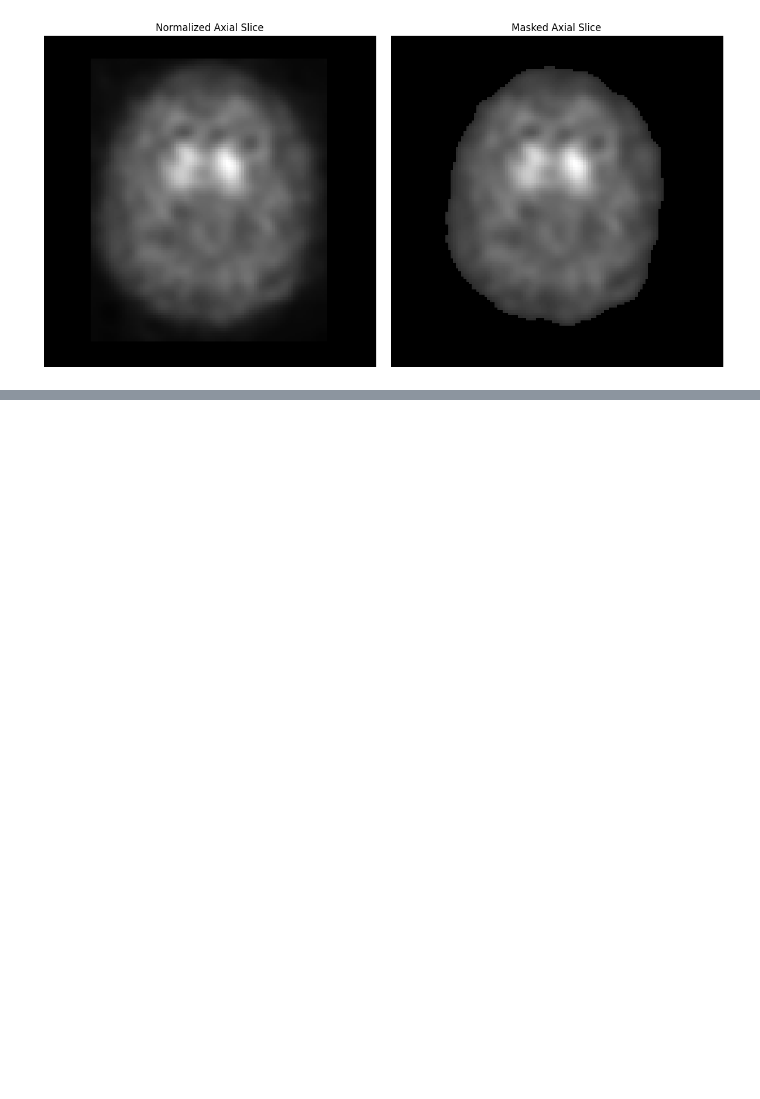
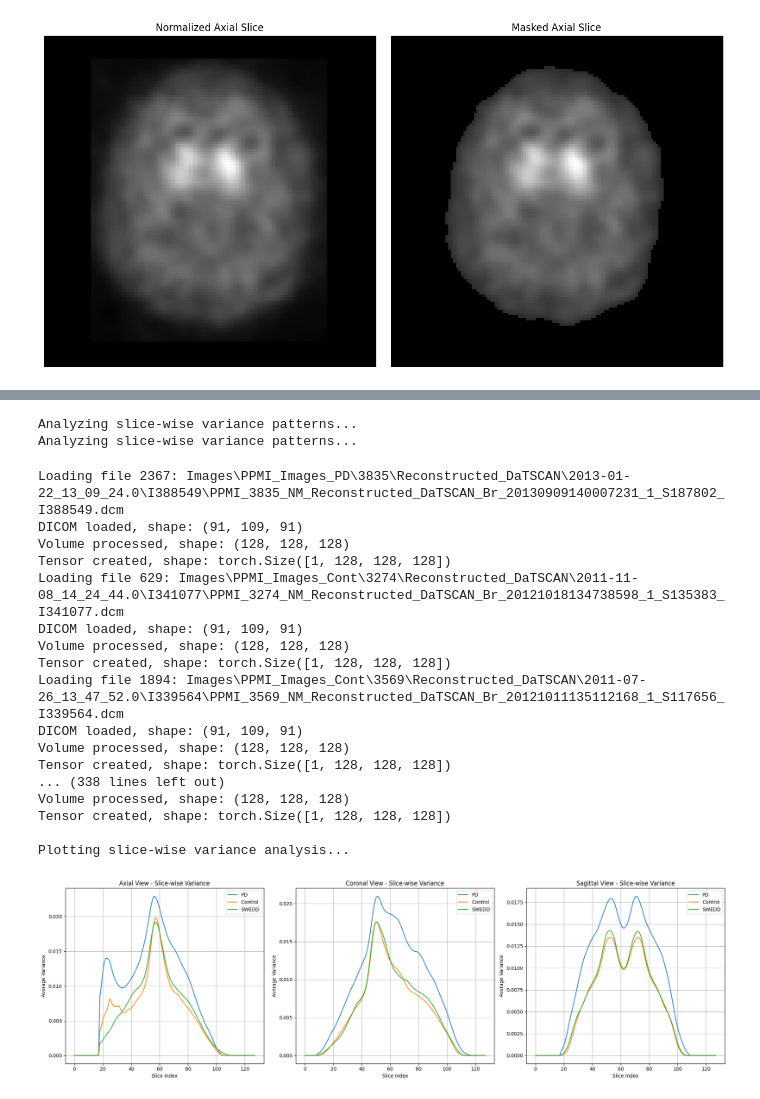
Before and after one commit to alexcri90/ParkinsonThesis, a Jupyter notebook: Project_Notebook.ipynb, the cells around one changed output, grey strips where cells are left out. Cells and saved outputs as stored; diff of their text form; code cells hidden in the pictures; blank space fills up the shorter version.

```diff
--- a/Project_Notebook.ipynb
+++ b/Project_Notebook.ipynb
@@ -417,36 +420,3 @@ plt.tight_layout()
 plt.show()
 # %% [output]
 [figure]
-# %%
-# Cell 9: PyTorch Dataset and DataLoader with Progress Bar (Demonstration Subset)
-
-import torch
-from torch.utils.data import Dataset, DataLoader
-from tqdm.notebook import tqdm  # Use tqdm for progress visualization
-
-class DaTScanDataset(Dataset):
-    def __init__(self, dataframe, transform=None):
-        """
-        Initializes the dataset.
-        :param dataframe: Pandas DataFrame with columns 'file_path' and 'label'.
-        :param transform: Optional transform function.
-        """
-        self.df = dataframe
-        self.transform = transform
-
-    def __len__(self):
-        return len(self.df)
-
-    def __getitem__(self, idx):
-        file_path = self.df.iloc[idx]["file_path"]
-        label = self.df.iloc[idx]["label"]
-        volume, _ = load_dicom(file_path)
-        # Process the volume using our unified function
-        norm_vol, mask, masked_vol = process_volume(volume, target_shape=(128,128,128))
-        # Add a channel dimension (expected shape: [1, D, H, W])
-        masked_vol = np.expand_dims(masked_vol, axis=0)
-        volume_tensor = torch.tensor(masked_vol, dtype=torch.float32)
-        sample = {"volume": volume_tensor, "label": label}
-        if self.transform:
-            sample = self.transform(sample)
-        return sample
@@ -584,0 +1012,29 @@ print("Latent vector shape:", latent.shape)
+# %%
+# Analyze slice-wise variance
+print("\nAnalyzing slice-wise variance patterns...")
+avg_variances = analyze_slice_variance(train_loader, num_samples_per_group=5)
+
+if avg_variances is not None:
+    print("\nPlotting slice-wise variance analysis...")
+    plot_slice_variances(avg_variances)
+# %% [output]
+Analyzing slice-wise variance patterns...
+Analyzing slice-wise variance patterns...
+Loading file 2367: Images\PPMI_Images_PD\3835\Reconstructed_DaTSCAN\2013-01-22_13_09_24.0\I388549\PPMI_3835_NM_Reconstructed_DaTSCAN_Br_20130909140007231_1_S187802_I388549.dcm
+DICOM loaded, shape: (91, 109, 91)
+Volume processed, shape: (128, 128, 128)
+Tensor created, shape: torch.Size([1, 128, 128, 128])
+Loading file 629: Images\PPMI_Images_Cont\3274\Reconstructed_DaTSCAN\2011-11-08_14_24_44.0\I341077\PPMI_3274_NM_Reconstructed_DaTSCAN_Br_20121018134738598_1_S135383_I341077.dcm
+DICOM loaded, shape: (91, 109, 91)
+Volume processed, shape: (128, 128, 128)
+Tensor created, shape: torch.Size([1, 128, 128, 128])
+Loading file 1894: Images\PPMI_Images_Cont\3569\Reconstructed_DaTSCAN\2011-07-26_13_47_52.0\I339564\PPMI_3569_NM_Reconstructed_DaTSCAN_Br_20121011135112168_1_S117656_I339564.dcm
+DICOM loaded, shape: (91, 109, 91)
+Volume processed, shape: (128, 128, 128)
+Tensor created, shape: torch.Size([1, 128, 128, 128])
+... (338 lines left out)
+Volume processed, shape: (128, 128, 128)
+Tensor created, shape: torch.Size([1, 128, 128, 128])
+
+Plotting slice-wise variance analysis...
+[figure, added]
```
Also changed, not shown: parts of 7 cells of this notebook, 2 other files.
